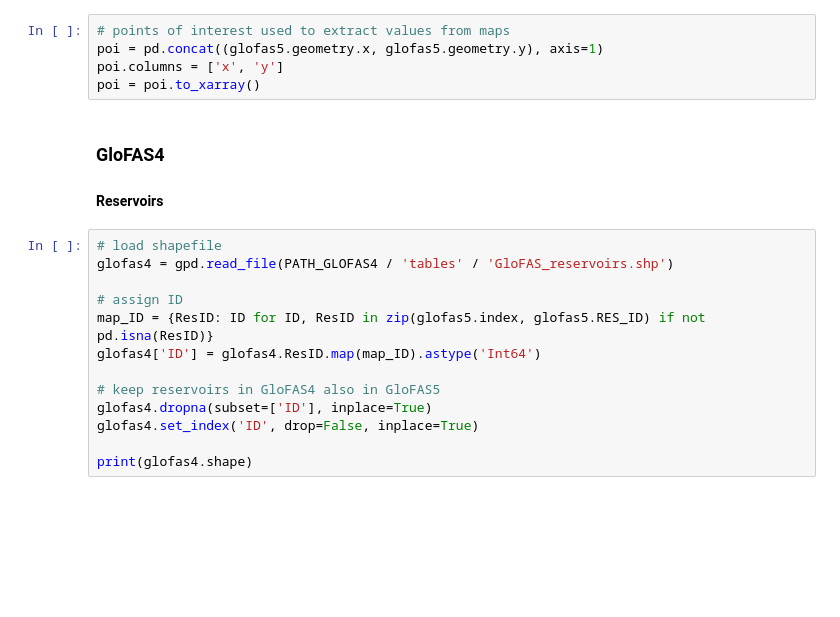
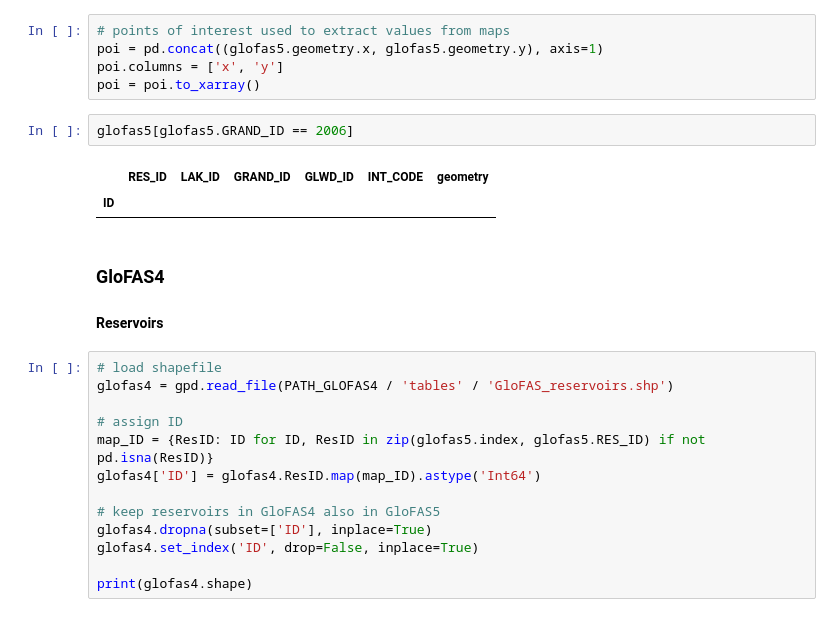
Before and after one commit to casadoj/lisflood-reservoirs, a Jupyter notebook: notebook/GloFAS5/1.2_GloFAS_reservoir_tables.ipynb, the cells around one changed output. Saved outputs shown, nothing was run; the diff lists cells and outputs as text; blank space fills up the shorter version.

```diff
--- a/notebook/GloFAS5/1.2_GloFAS_reservoir_tables.ipynb
+++ b/notebook/GloFAS5/1.2_GloFAS_reservoir_tables.ipynb
@@ -106,6 +106,11 @@ print(glofas5.shape)
 poi = pd.concat((glofas5.geometry.x, glofas5.geometry.y), axis=1)
 poi.columns = ['x', 'y']
 poi = poi.to_xarray()
+# %%
+glofas5[glofas5.GRAND_ID == 2006]
+# %% [output]
+|  | RES_ID | LAK_ID | GRAND_ID | GLWD_ID | INT_CODE | geometry |
+| ID |  |  |  |  |  |  |
 # %% [markdown]
 ### GloFAS4
 
```
Also changed, not shown: parts of 29 cells of this notebook.
